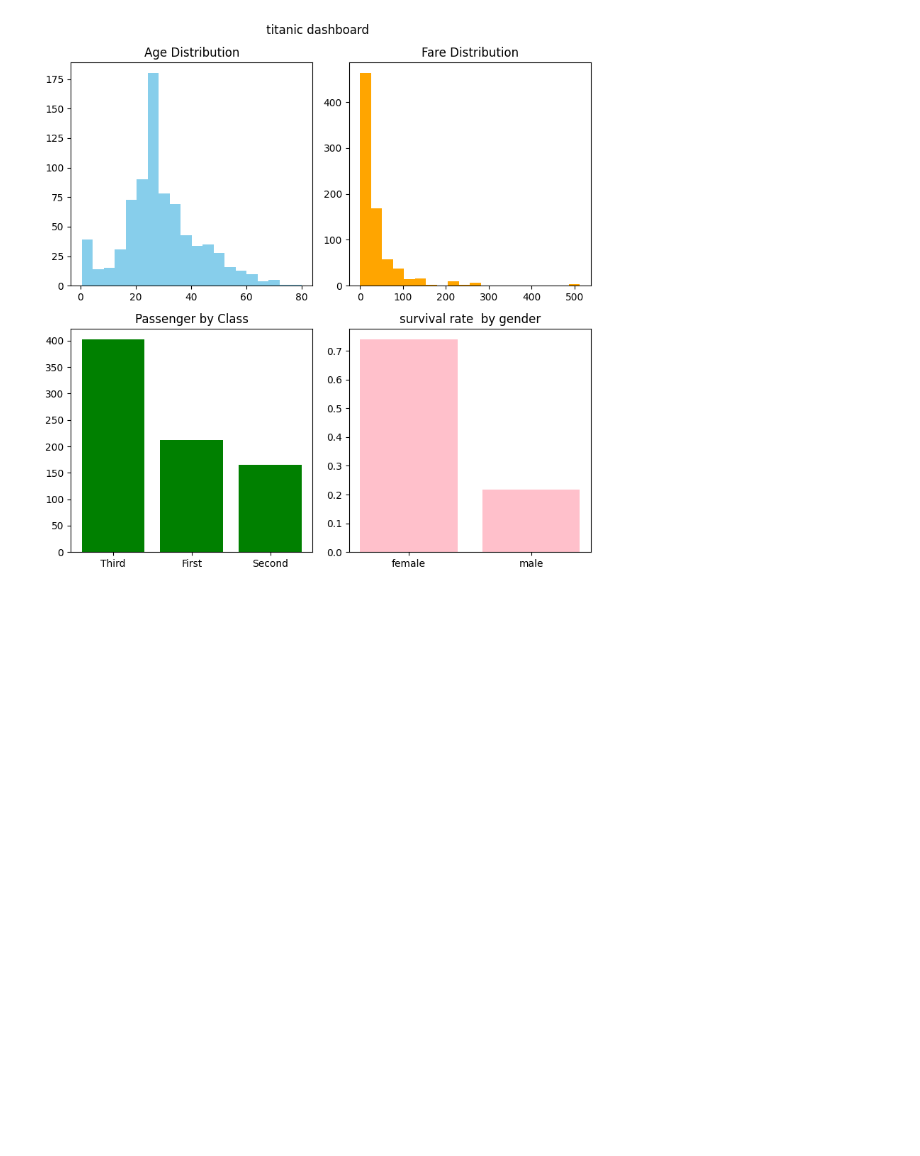
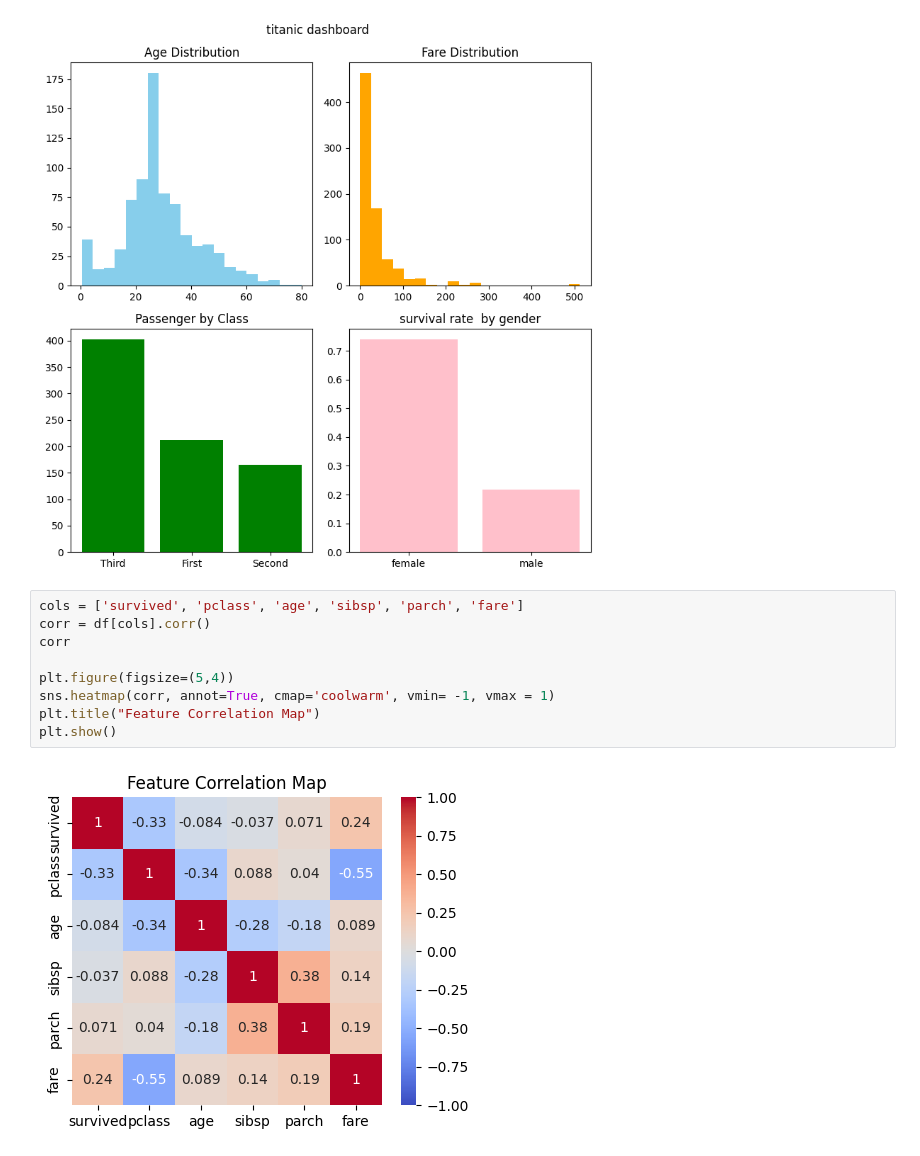
Before and after one commit to MuskanParmar-mp/python_lib, a Jupyter notebook: seabornn.ipynb, the cells around one changed output. Drawn from its saved outputs; the diff is of its cells as text; blank space fills up the shorter version.

```diff
--- a/seabornn.ipynb
+++ b/seabornn.ipynb
@@ -394,3 +394,14 @@ plt.tight_layout()
 plt.show()
 # %% [output]
 [figure]
+# %%
+cols = ['survived', 'pclass', 'age', 'sibsp', 'parch', 'fare']
+corr = df[cols].corr()
+corr
+
+plt.figure(figsize=(5,4))
+sns.heatmap(corr, annot=True, cmap='coolwarm', vmin= -1, vmax = 1)
+plt.title("Feature Correlation Map")
+plt.show()
+# %% [output]
+[figure, added]
```
Also changed, not shown: 2 other files.
